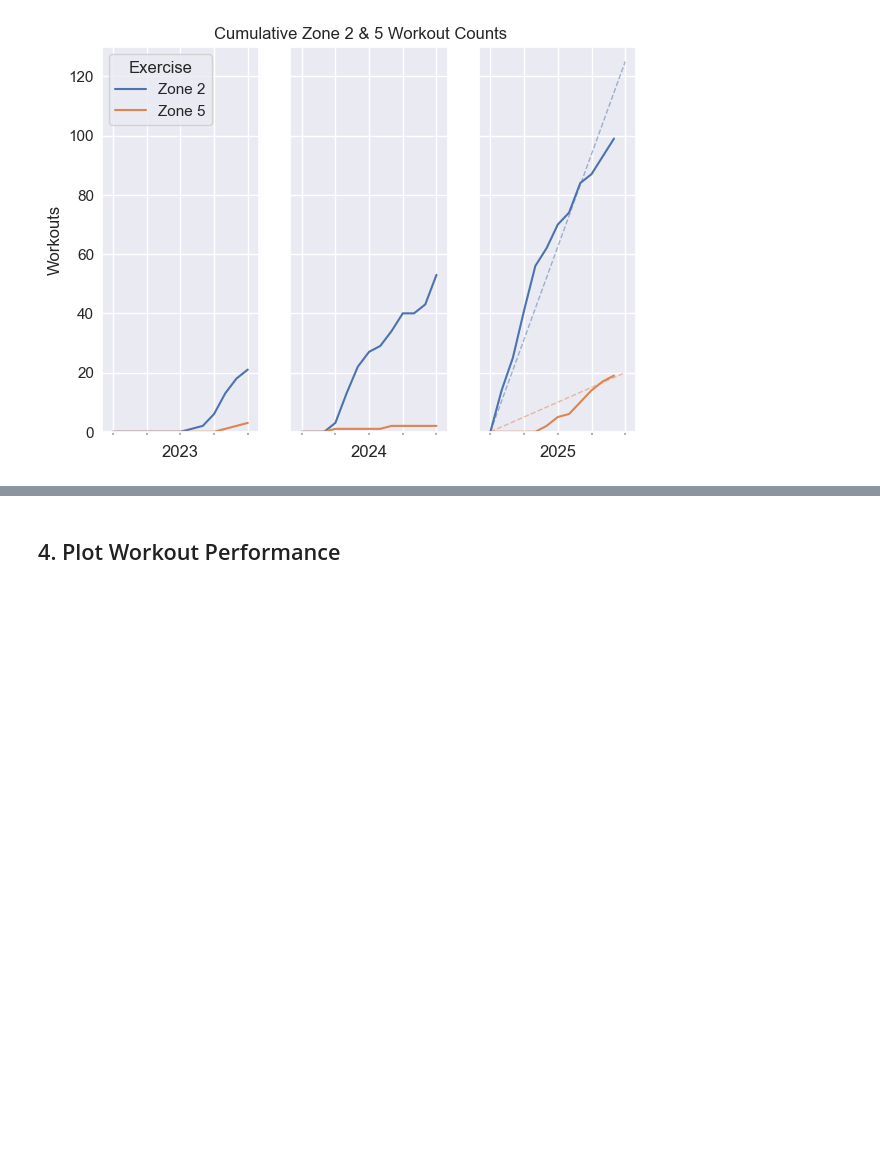
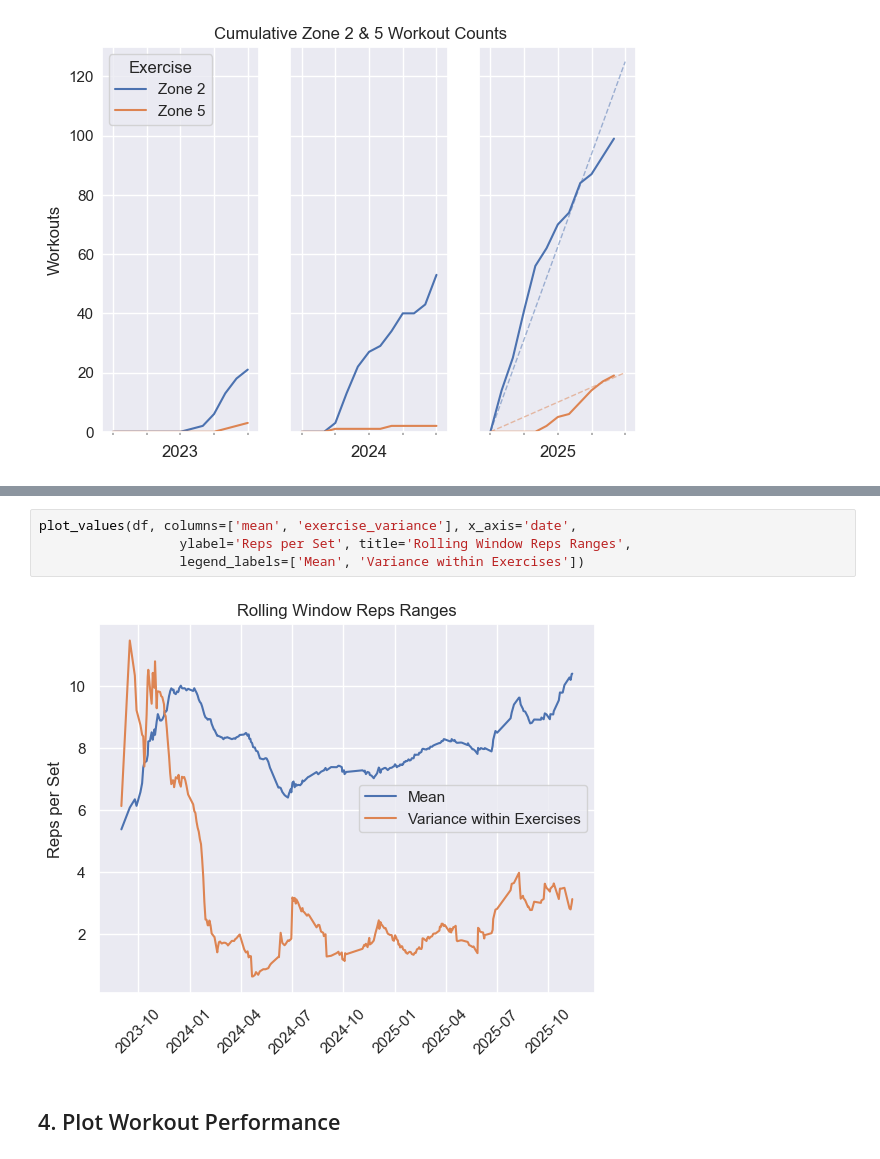
Before and after one commit to sthobbs/exercise-data-analysis, a Jupyter notebook: workout_analysis.ipynb, the cells around one changed output, grey strips where cells are left out. Saved outputs shown, nothing was run; the diff lists cells and outputs as text; blank space fills up the shorter version.

```diff
--- a/workout_analysis.ipynb
+++ b/workout_analysis.ipynb
@@ -2331,3 +2400,9 @@ plot_unique_exercise_count_by_muscle_group(df, muscle_groups)
+# %%
+plot_values(df, columns=['mean', 'exercise_variance'], x_axis='date',
+                  ylabel='Reps per Set', title='Rolling Window Reps Ranges',
+                  legend_labels=['Mean', 'Variance within Exercises'])
+# %% [output]
+[figure, added]
 # %% [markdown]
 ## 4. Plot Workout Performance
 # %%
```
Also changed, not shown: parts of 14 cells of this notebook.
